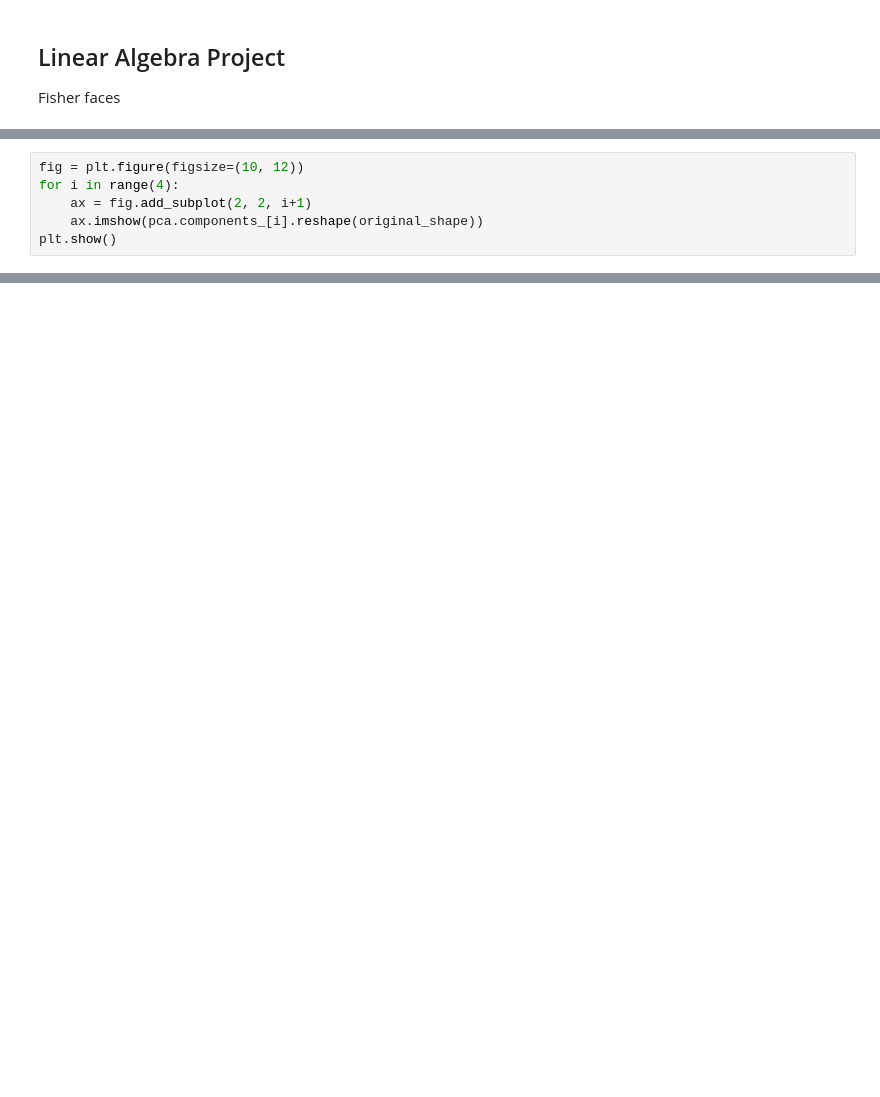
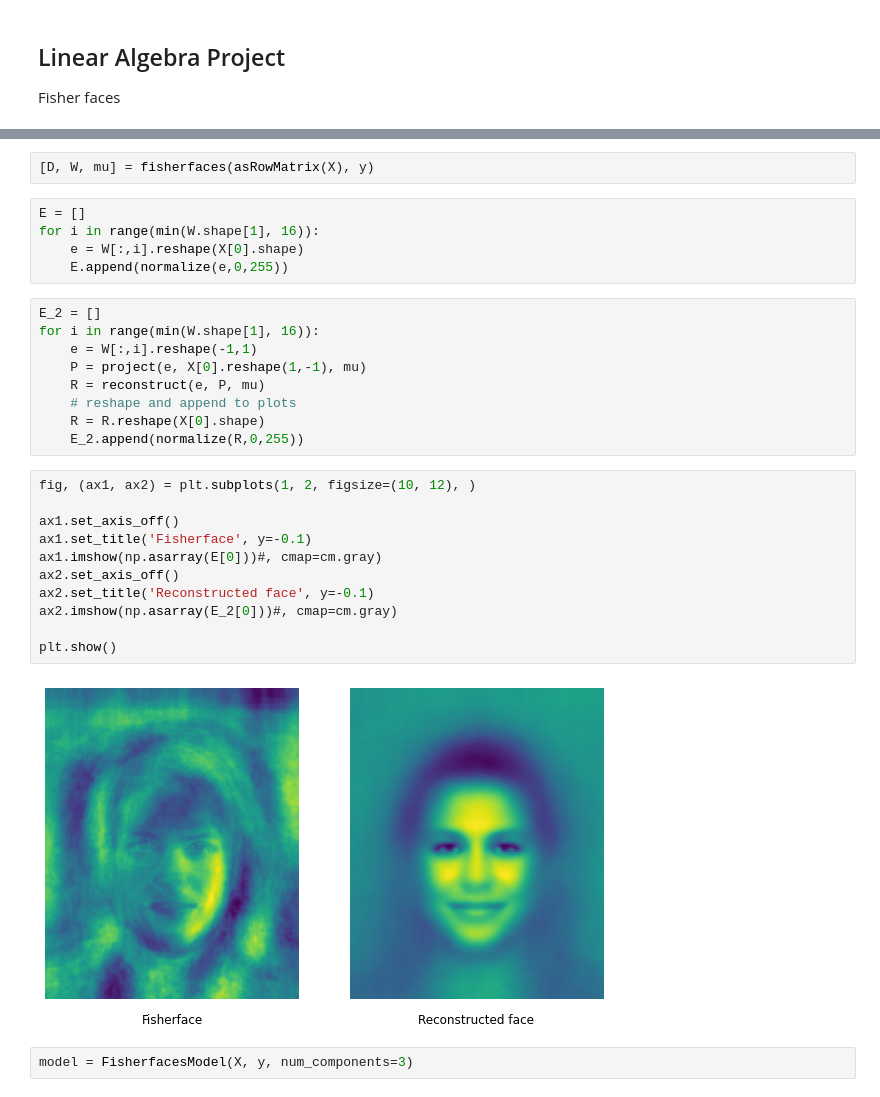
Before and after one commit to marianpetruk/face-recognition-linear-algebra, a Jupyter notebook: fisherfaces/LA Project Fisherfaces.ipynb, the cells around one changed output, grey strips where cells are left out. Saved outputs shown, nothing was run; the diff lists cells and outputs as text; blank space fills up the shorter version.

Commit message:
Fisher faces notebook final

```diff
--- a/fisherfaces/LA Project Fisherfaces.ipynb
+++ b/fisherfaces/LA Project Fisherfaces.ipynb
@@ -95,6 +4,0 @@ PCA(n_components=4)
-# %%
-fig = plt.figure(figsize=(10, 12))
-for i in range(4):
-    ax = fig.add_subplot(2, 2, i+1)
-    ax.imshow(pca.components_[i].reshape(original_shape))
-plt.show()
@@ -199,0 +159,31 @@ PCA(n_components=10)
+# %%
+[D, W, mu] = fisherfaces(asRowMatrix(X), y)
+# %%
+E = []
+for i in range(min(W.shape[1], 16)):
+    e = W[:,i].reshape(X[0].shape)
+    E.append(normalize(e,0,255))
+# %%
+E_2 = []
+for i in range(min(W.shape[1], 16)):
+    e = W[:,i].reshape(-1,1)
+    P = project(e, X[0].reshape(1,-1), mu)
+    R = reconstruct(e, P, mu)
+    # reshape and append to plots
+    R = R.reshape(X[0].shape)
+    E_2.append(normalize(R,0,255))
+# %%
+fig, (ax1, ax2) = plt.subplots(1, 2, figsize=(10, 12), )
+
+ax1.set_axis_off()
+ax1.set_title('Fisherface', y=-0.1)
+ax1.imshow(np.asarray(E[0]))#, cmap=cm.gray)
+ax2.set_axis_off()
+ax2.set_title('Reconstructed face', y=-0.1)
+ax2.imshow(np.asarray(E_2[0]))#, cmap=cm.gray)
+
+plt.show()
+# %% [output]
+[figure, added]
+# %%
+model = FisherfacesModel(X, y, num_components=3)
```
Also changed, not shown: parts of 53 cells of this notebook.
